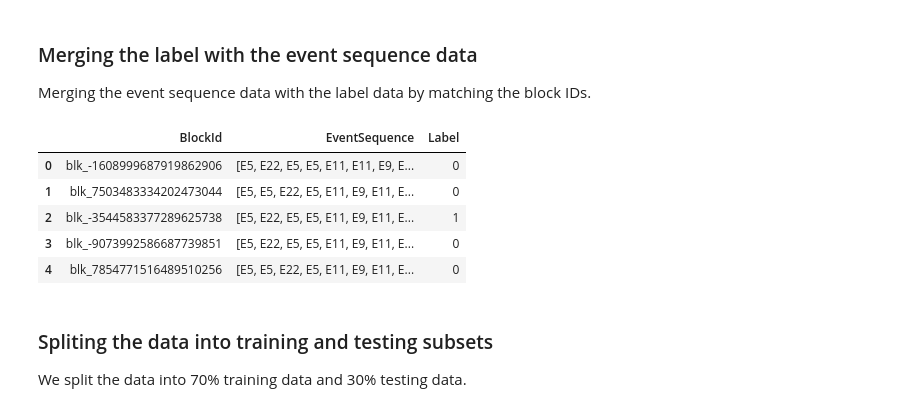
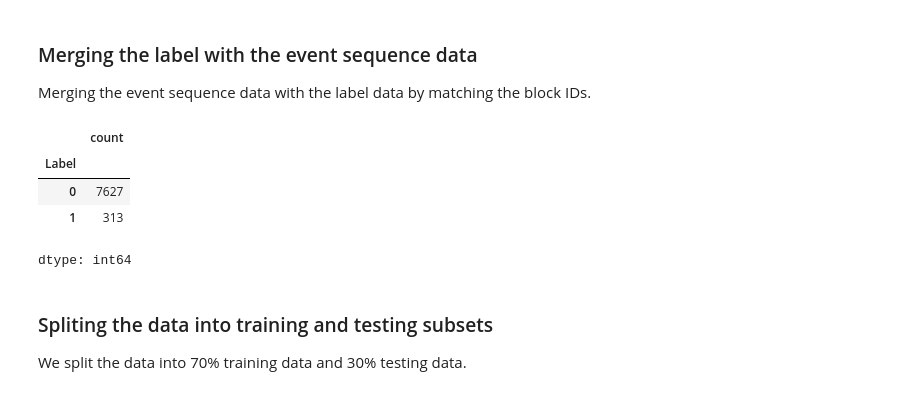
Before and after one commit to shaoweiwang2010/AIOps_data, a Jupyter notebook: Anomaly_detection_demo_(LR_&_DT).ipynb, the cells around one changed output. Drawn from its saved outputs; the diff is of its cells as text; code cells hidden in the pictures.

```diff
--- a/Anomaly_detection_demo_(LR_&_DT).ipynb
+++ b/Anomaly_detection_demo_(LR_&_DT).ipynb
@@ -164,16 +135,16 @@ Merging the event sequence data with the label data by matching the block IDs.
 # %%
 label_data_indexed = label_data.set_index('BlockId')
 label_dict = label_data_indexed['Label'].to_dict()
 data_df['Label'] = data_df['BlockId'].apply(lambda x: 1 if label_dict[x] == 'Anomaly' else 0)
 
 data_df.head(5)
+data_df.Label.value_counts()
 # %% [output]
-|  | BlockId | EventSequence | Label |
-| 0 | blk_-1608999687919862906 | [E5, E22, E5, E5, E11, E11, E9, E... | 0 |
-| 1 | blk_7503483334202473044 | [E5, E5, E22, E5, E11, E9, E11, E... | 0 |
-| 2 | blk_-3544583377289625738 | [E5, E22, E5, E5, E11, E9, E11, E... | 1 |
-| 3 | blk_-9073992586687739851 | [E5, E22, E5, E5, E11, E9, E11, E... | 0 |
-| 4 | blk_7854771516489510256 | [E5, E5, E22, E5, E11, E9, E11, E... | 0 |
+|  | count |
+| Label |  |
+| 0 | 7627 |
+| 1 | 313 |
+dtype: int64
 # %% [markdown]
 ### Spliting the data into training and testing subsets
 We split the data into 70% training data and 30% testing data.
```
Also changed, not shown: parts of 13 cells of this notebook.
